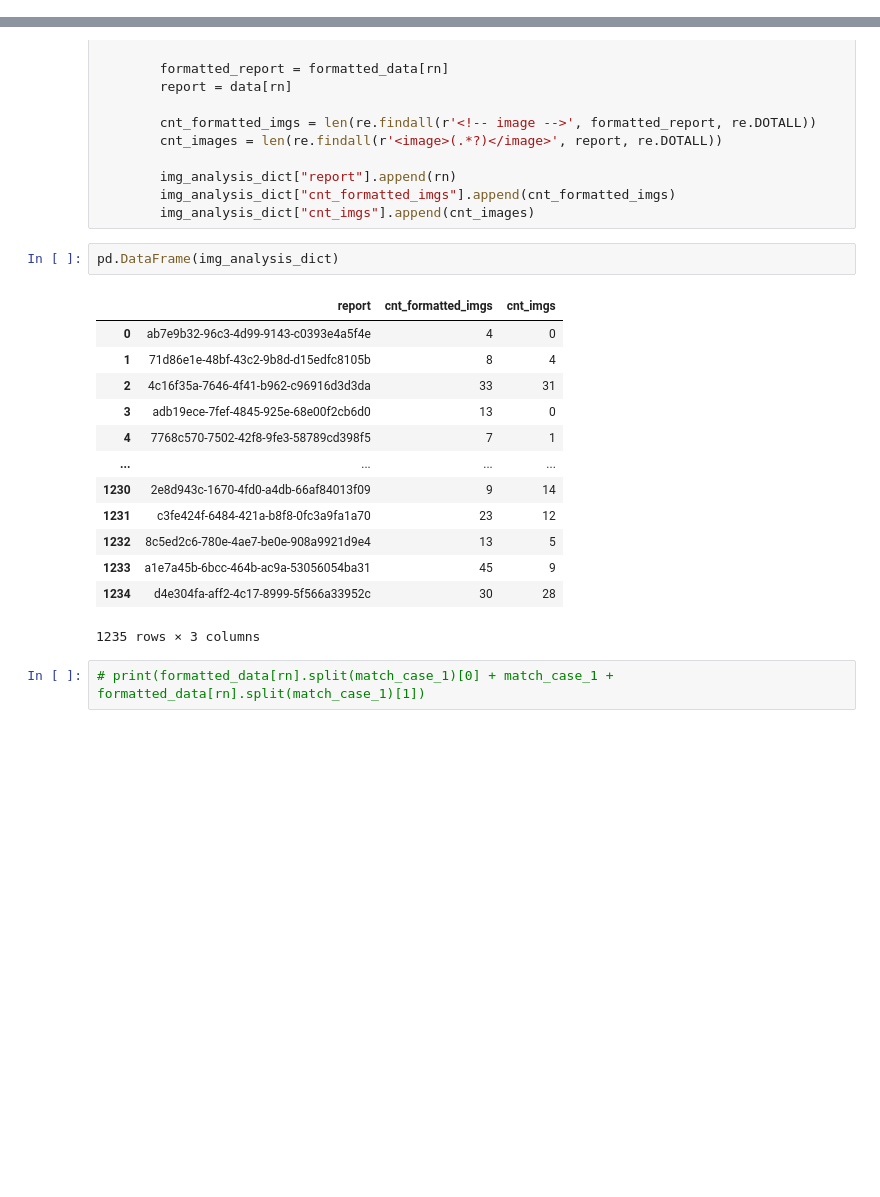
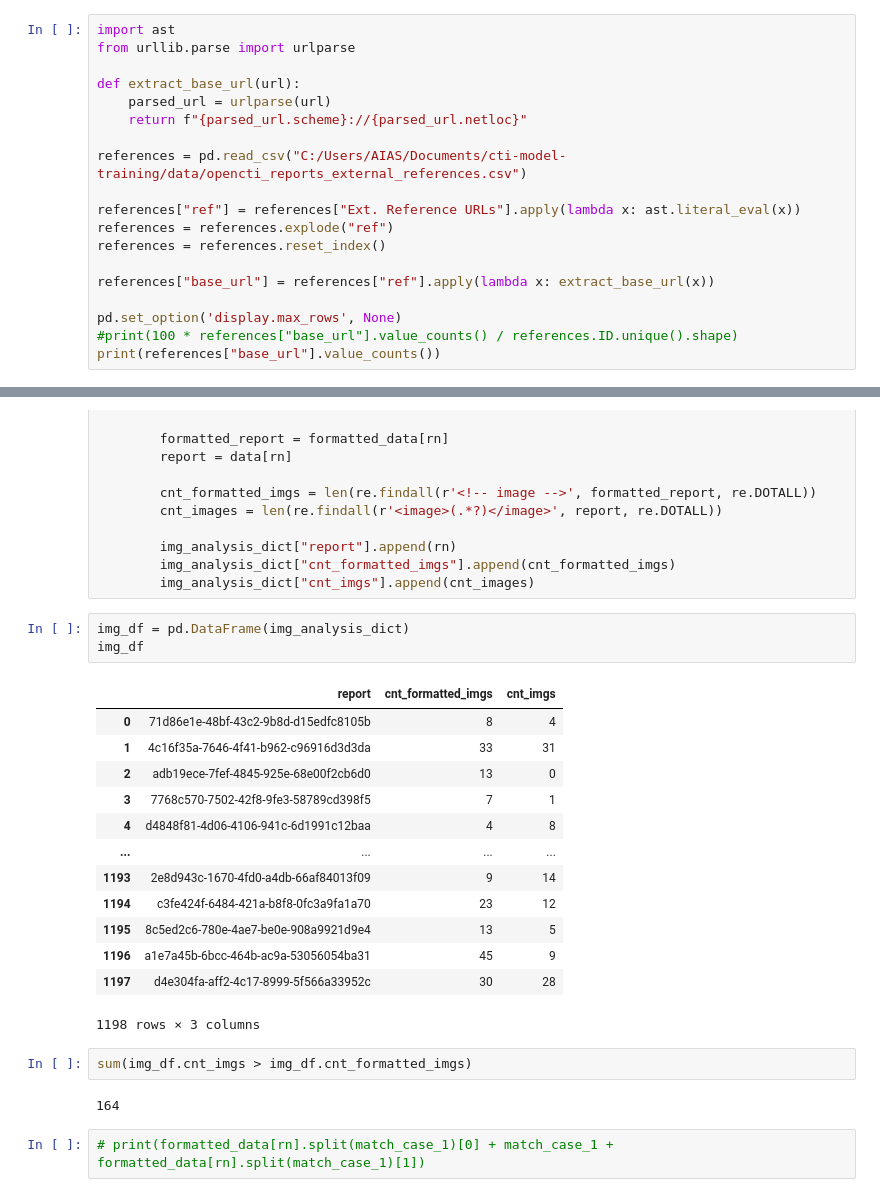
Before and after one commit to dim-eleftheriou/cti-model-training, a Jupyter notebook: dataprep/analyze_scraped_results.ipynb, the cells around one changed output, grey strips where cells are left out. Drawn from its saved outputs; the diff is of its cells as text; blank space fills up the shorter version.

```diff
--- a/dataprep/analyze_scraped_results.ipynb
+++ b/dataprep/analyze_scraped_results.ipynb
@@ -130,0 +147,19 @@ def split_by_language(path):
+# %%
+import ast
+from urllib.parse import urlparse
+
+def extract_base_url(url):
+    parsed_url = urlparse(url)
+    return f"{parsed_url.scheme}://{parsed_url.netloc}"
+
+references = pd.read_csv("C:/Users/AIAS/Documents/cti-model-training/data/opencti_reports_external_references.csv")
+
+references["ref"] = references["Ext. Reference URLs"].apply(lambda x: ast.literal_eval(x))
+references = references.explode("ref")
+references = references.reset_index()
+
+references["base_url"] = references["ref"].apply(lambda x: extract_base_url(x))
+
+pd.set_option('display.max_rows', None)
+#print(100 * references["base_url"].value_counts() / references.ID.unique().shape)
+print(references["base_url"].value_counts())
@@ -262,21 +315,26 @@ for rn in report_names:
         img_analysis_dict["cnt_formatted_imgs"].append(cnt_formatted_imgs)
         img_analysis_dict["cnt_imgs"].append(cnt_images)
 # %%
-pd.DataFrame(img_analysis_dict)
+img_df = pd.DataFrame(img_analysis_dict)
+img_df
 # %% [output]
 |  | report | cnt_formatted_imgs | cnt_imgs |
-| 0 | ab7e9b32-96c3-4d99-9143-c0393e4a5f4e | 4 | 0 |
-| 1 | 71d86e1e-48bf-43c2-9b8d-d15edfc8105b | 8 | 4 |
-| 2 | 4c16f35a-7646-4f41-b962-c96916d3d3da | 33 | 31 |
-| 3 | adb19ece-7fef-4845-925e-68e00f2cb6d0 | 13 | 0 |
-| 4 | 7768c570-7502-42f8-9fe3-58789cd398f5 | 7 | 1 |
+| 0 | 71d86e1e-48bf-43c2-9b8d-d15edfc8105b | 8 | 4 |
+| 1 | 4c16f35a-7646-4f41-b962-c96916d3d3da | 33 | 31 |
+| 2 | adb19ece-7fef-4845-925e-68e00f2cb6d0 | 13 | 0 |
+| 3 | 7768c570-7502-42f8-9fe3-58789cd398f5 | 7 | 1 |
+| 4 | d4848f81-4d06-4106-941c-6d1991c12baa | 4 | 8 |
 | ... | ... | ... | ... |
-| 1230 | 2e8d943c-1670-4fd0-a4db-66af84013f09 | 9 | 14 |
-| 1231 | c3fe424f-6484-421a-b8f8-0fc3a9fa1a70 | 23 | 12 |
-| 1232 | 8c5ed2c6-780e-4ae7-be0e-908a9921d9e4 | 13 | 5 |
-| 1233 | a1e7a45b-6bcc-464b-ac9a-53056054ba31 | 45 | 9 |
-| 1234 | d4e304fa-aff2-4c17-8999-5f566a33952c | 30 | 28 |
+| 1193 | 2e8d943c-1670-4fd0-a4db-66af84013f09 | 9 | 14 |
+| 1194 | c3fe424f-6484-421a-b8f8-0fc3a9fa1a70 | 23 | 12 |
+| 1195 | 8c5ed2c6-780e-4ae7-be0e-908a9921d9e4 | 13 | 5 |
+| 1196 | a1e7a45b-6bcc-464b-ac9a-53056054ba31 | 45 | 9 |
+| 1197 | d4e304fa-aff2-4c17-8999-5f566a33952c | 30 | 28 |
-1235 rows × 3 columns
+1198 rows × 3 columns
+# %%
+sum(img_df.cnt_imgs > img_df.cnt_formatted_imgs)
+# %% [output]
+164
 # %%
 # print(formatted_data[rn].split(match_case_1)[0] + match_case_1 + formatted_data[rn].split(match_case_1)[1])
 # %%
```
Also changed, not shown: parts of 5 cells of this notebook, 4 other files.
